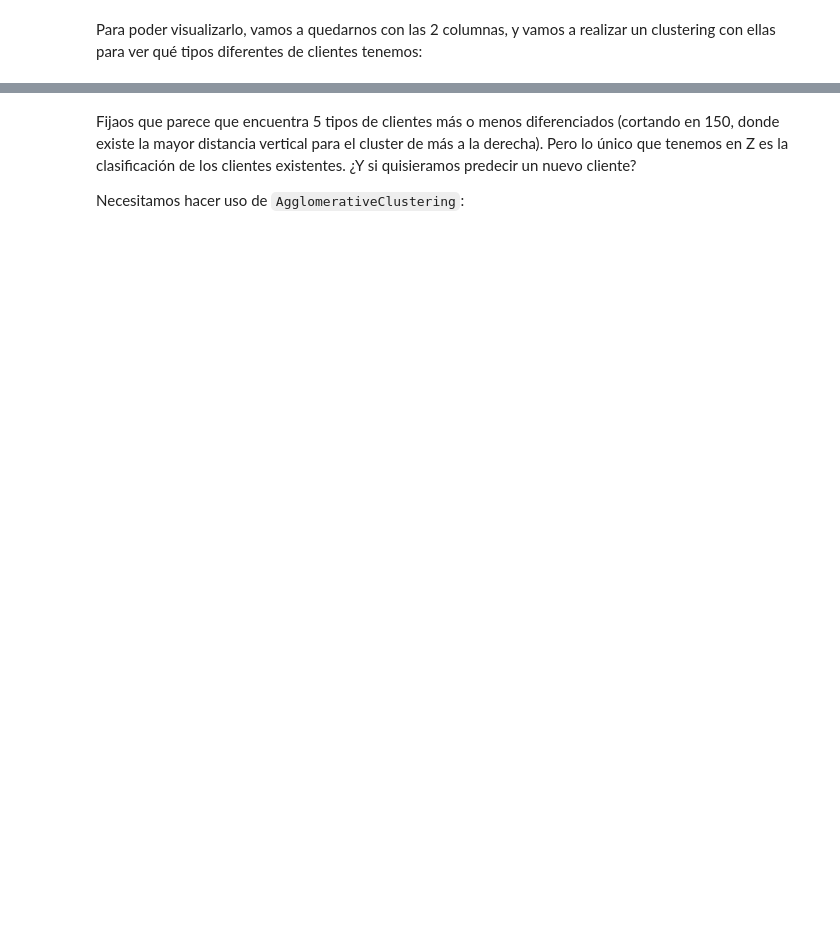
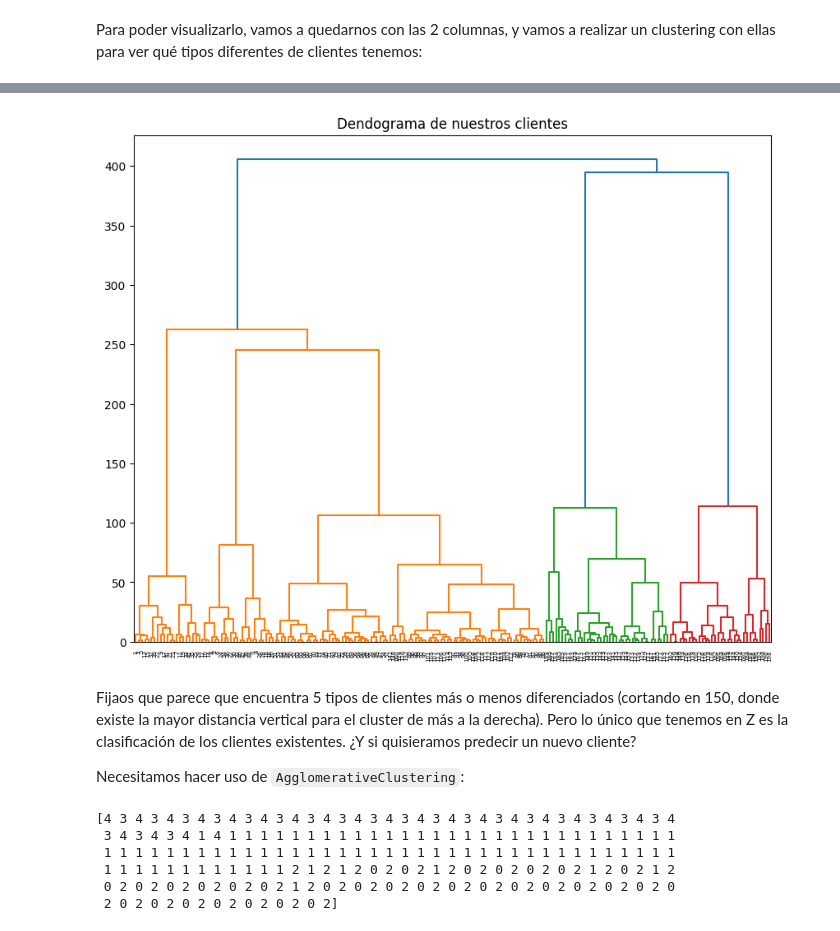
Before and after one commit to iagombermudez/AI, a Jupyter notebook: UnsupervisedLearning/Master/VC03_Métodos_de_clustering_jerárquico.ipynb, the cells around one changed output, grey strips where cells are left out. Cells and saved outputs as stored; diff of their text form; code cells hidden in the pictures; blank space fills up the shorter version.

```diff
--- a/UnsupervisedLearning/Master/VC03_Métodos_de_clustering_jerárquico.ipynb
+++ b/UnsupervisedLearning/Master/VC03_Métodos_de_clustering_jerárquico.ipynb
@@ -216,12 +275,16 @@ print(data[:10])
 # %%
 from matplotlib._api import define_aliases
 # realizamos el clustering
 
 
 plt.figure(figsize=(10, 8))
 plt.title("Dendograma de nuestros clientes")
 ## Aquí tu código ##
+Z = linkage(data, method='ward')
+d = dendrogram(Z)
 ## Aquí tu código ##
+# %% [output]
+[figure, added]
 # %% [markdown]
 Fijaos que parece que encuentra 5 tipos de clientes más o menos diferenciados (cortando en 150, donde existe la mayor distancia vertical para el cluster de más a la derecha). Pero lo único que tenemos en Z es la clasificación de los clientes existentes. ¿Y si quisieramos predecir un nuevo cliente?
 
@@ -229,9 +292,16 @@ Necesitamos hacer uso de `AgglomerativeClustering`:
 # %%
 from sklearn.cluster import AgglomerativeClustering
 
-cluster=## Aquí tu código ##
-clusters=## Aquí tu código ##
+cluster=AgglomerativeClustering(n_clusters=5, affinity='euclidean', linkage='ward')
+clusters=cluster.fit_predict(data)
 print(clusters)
+# %% [output]
+[4 3 4 3 4 3 4 3 4 3 4 3 4 3 4 3 4 3 4 3 4 3 4 3 4 3 4 3 4 3 4 3 4 3 4 3 4
+ 3 4 3 4 3 4 1 4 1 1 1 1 1 1 1 1 1 1 1 1 1 1 1 1 1 1 1 1 1 1 1 1 1 1 1 1 1
+ 1 1 1 1 1 1 1 1 1 1 1 1 1 1 1 1 1 1 1 1 1 1 1 1 1 1 1 1 1 1 1 1 1 1 1 1 1
+ 1 1 1 1 1 1 1 1 1 1 1 1 2 1 2 1 2 0 2 0 2 1 2 0 2 0 2 0 2 0 2 1 2 0 2 1 2
+ 0 2 0 2 0 2 0 2 0 2 0 2 1 2 0 2 0 2 0 2 0 2 0 2 0 2 0 2 0 2 0 2 0 2 0 2 0
+ 2 0 2 0 2 0 2 0 2 0 2 0 2 0 2]
 # %%
 plt.figure(figsize=(10, 7))
 plt.scatter(data[:,0], data[:,1], c=cluster.labels_, cmap='rainbow')
```
Also changed, not shown: parts of 15 cells of this notebook.
